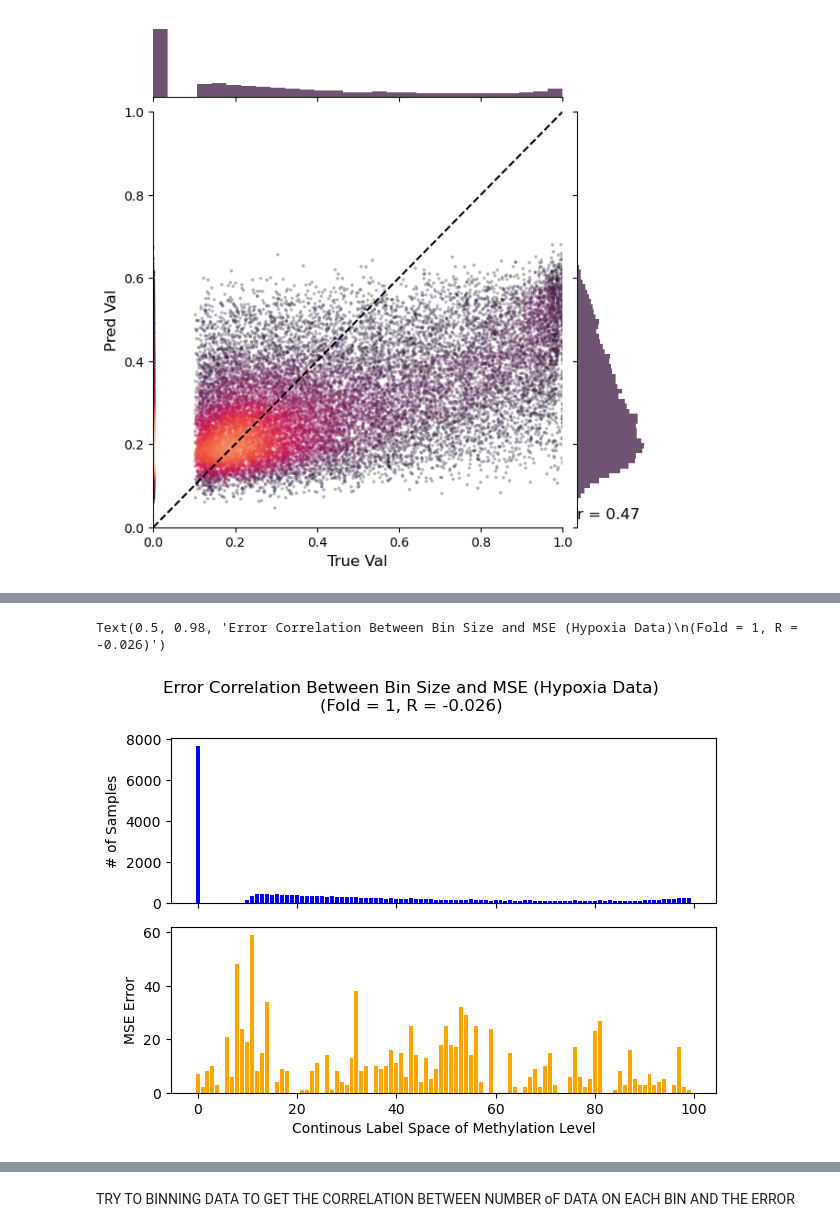
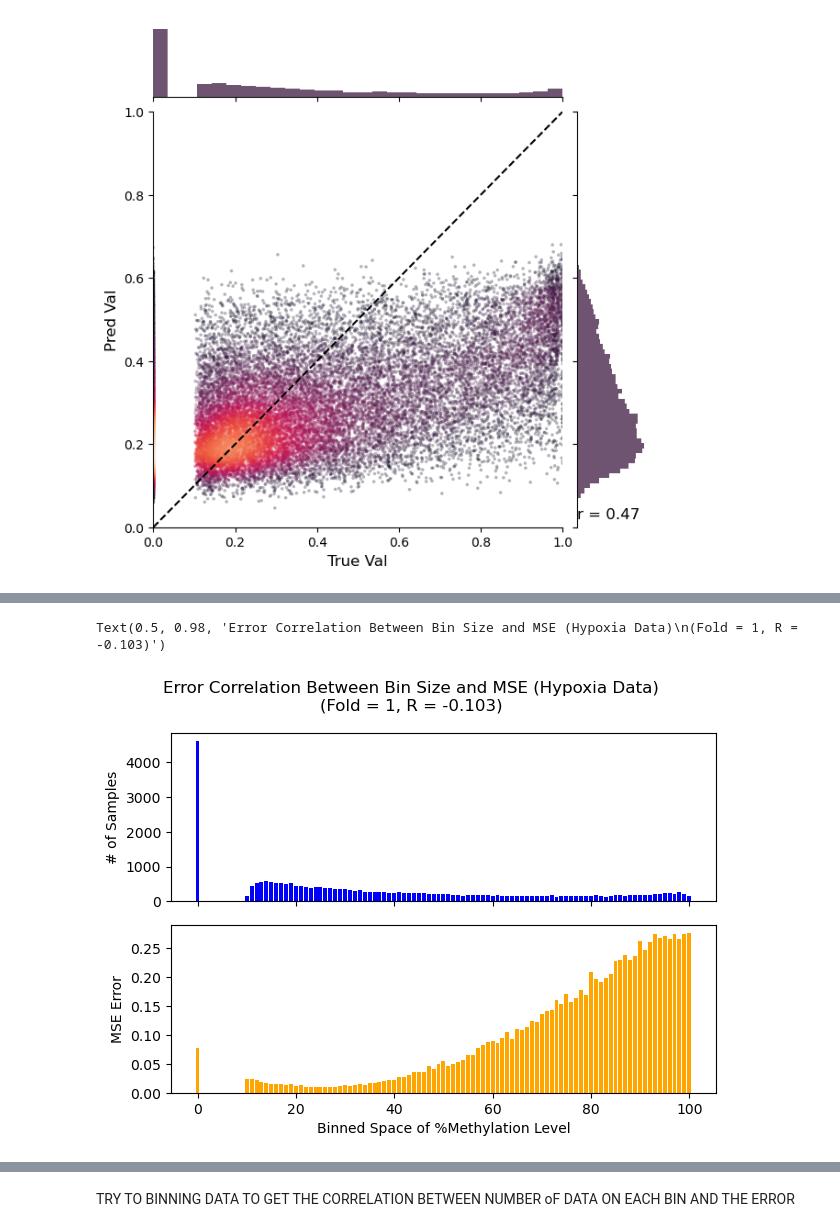
Before and after one commit to abdulfaqihalm/ucph_thesis, a Jupyter notebook: analysis/training_data_viz.ipynb, the cells around one changed output, grey strips where cells are left out. Drawn from its saved outputs; the diff is of its cells as text; code cells hidden in the pictures.

```diff
--- a/analysis/training_data_viz.ipynb
+++ b/analysis/training_data_viz.ipynb
@@ -12,7 +12,7 @@ from wrapper.data_setup import SequenceDatasetDual
 import matplotlib.pyplot as plt
 # %%
 fold = 1
-batch_size = 128
+batch_size = 256
 data_folder = "/binf-isilon/renniegrp/vpx267/ucph_thesis/data/dual_outputs"
 
 seq_fasta_train_path = f"{data_folder}/motif_fasta_train_SPLIT_{fold}.fasta"
@@ -110,8 +151,9 @@ del test_pred, test_true, meth_true_val, meth_pred_val, seq, true_control, true_
 # %%
-train_validation_df["true_control_bin"] = pd.cut(train_validation_df["true_control"], bins=100, labels=np.arange(100))
-train_validation_df["true_case_bin"] = pd.cut(train_validation_df["true_case"], bins=100, labels=np.arange(100))
-test_validation_df["true_control_bin"] = pd.cut(test_validation_df["true_control"], bins=100, labels=np.arange(100))
-test_validation_df["true_case_bin"] = pd.cut(test_validation_df["true_case"], bins=100, labels=np.arange(100))
+train_validation_df["true_control_bin"] = pd.cut(train_validation_df["true_control"], bins=101, labels=np.arange(0,1.01,0.01))
+train_validation_df["true_case_bin"] = pd.cut(train_validation_df["true_case"], bins=101, labels=np.arange(0,1.01,0.01))
+test_validation_df["true_control_bin"] = pd.cut(test_validation_df["true_control"], bins=101, labels=np.arange(0,1.01,0.01))
+test_validation_df["true_case_bin"] = pd.cut(test_validation_df["true_case"], bins=101, labels=np.arange(0,1.01,0.01))
 print(train_validation_df)
+print(test_validation_df)
 # %% [output]
         true_control  true_case  pred_control  pred_case true_control_bin  \
@@ -163,0 +196,11 @@ test_case_mse_binned = pd.cut(test_case_mse, bins=100, labels=np.arange(100))
+# %%
+train_control_se = ((train_validation_df["true_control"] - train_validation_df["pred_control"])**2)
+train_case_se = ((train_validation_df["true_case"] - train_validation_df["pred_case"])**2)
+train_validation_df["train_control_se"] = train_control_se
+train_validation_df["train_case_se"] = train_case_se
+
+
+test_control_se = ((test_validation_df["true_control"] - test_validation_df["pred_control"])**2)
+test_case_se = ((test_validation_df["true_case"] - test_validation_df["pred_case"])**2)
+test_validation_df["test_control_se"] = test_control_se
+test_validation_df["test_case_se"] = test_case_se
@@ -178,19 +240,19 @@ Text(0.5, 0.98, 'Fold1 Training MSE Distribution')
 # %%
 fig, axs = plt.subplots(2, 1, sharex=True, tight_layout=True)
 
-num_sample = test_validation_df["true_case_bin"].cat.codes.value_counts().sort_index().reindex(range(100), fill_value=0)
-axs[0].bar(np.arange(0,100), num_sample, color='blue')
+num_sample = test_validation_df["true_control_bin"].cat.codes.value_counts().sort_index().reindex(range(101), fill_value=0)
+axs[0].bar(np.arange(0,101), num_sample, color='blue')
 axs[0].set_ylabel("# of Samples")
-# axs[0].set_title("Test Data Distribution")
-# axs[1].hist(test_validation_df["true_case_bin"], weights=weights, bins=100, alpha=.8, color = "orange")
-mse = test_case_mse_binned.cat.codes.sort_index().reindex(range(100), fill_value=0)
-axs[1].bar(np.arange(0,100), mse, color='orange')
+mse = test_validation_df[["test_case_se", "true_case_bin"]].groupby("true_case_bin", observed=True).mean().iloc[:,0]
+mse.index = mse.index.codes
+mse = mse.sort_index().reindex(range(101), fill_value=0)
+axs[1].bar(np.arange(0,101), mse, color='orange')
 axs[1].set_ylabel("MSE Error")
-axs[1].set_xlabel("Continous Label Space of Methylation Level")
+axs[1].set_xlabel("Binned Space of %Methylation Level")
 fig.suptitle(f"Error Correlation Between Bin Size and MSE (Hypoxia Data)\n(Fold = {fold}, R = {np.corrcoef(num_sample, mse)[0,1]:.3f})")
 # %% [output]
-Text(0.5, 0.98, 'Error Correlation Between Bin Size and MSE (Hypoxia Data)\n(Fold = 1, R = -0.026)')
+Text(0.5, 0.98, 'Error Correlation Between Bin Size and MSE (Hypoxia Data)\n(Fold = 1, R = -0.103)')
-[figure, old version]
+[figure, new version]
 # %%
 fig, axs = plt.subplots(2, 1, sharex=True, tight_layout=True)
 
```
Also changed, not shown: parts of 32 cells of this notebook, 27 other files.
